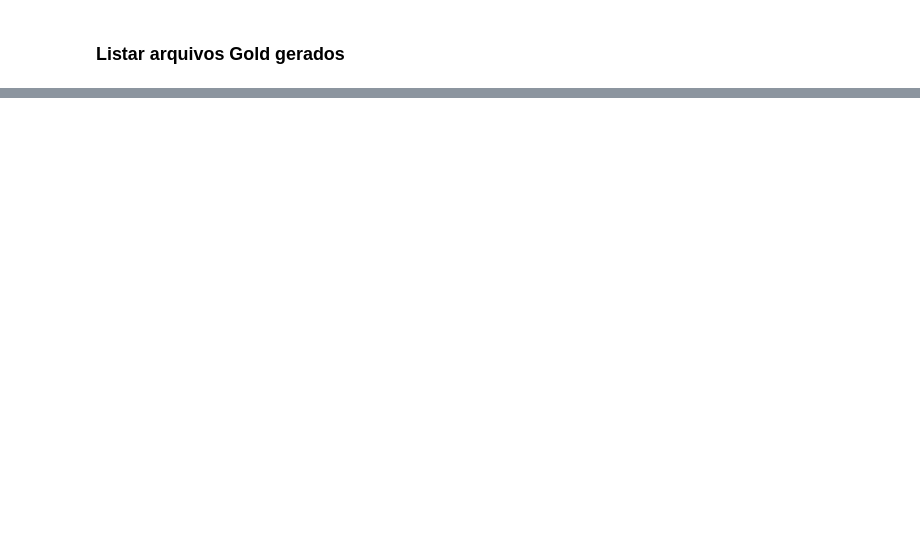
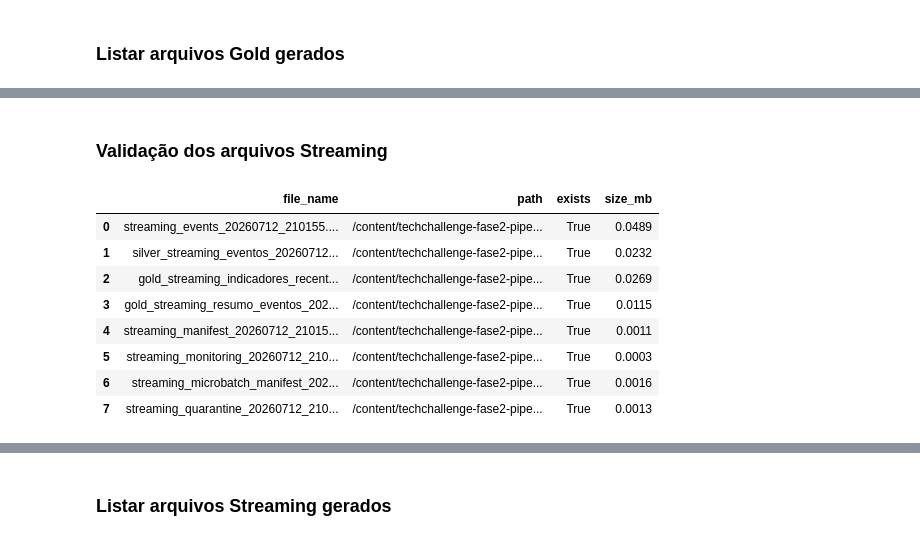
Before and after one commit to acorrea79/techchallenge-fase2-pipeline-alfabetizacao, a Jupyter notebook: notebooks/pipeline_alfabetizacao.ipynb, the cells around one changed output, grey strips where cells are left out. Saved outputs shown, nothing was run; the diff lists cells and outputs as text; code cells hidden in the pictures; blank space fills up the shorter version.

```diff
--- a/notebooks/pipeline_alfabetizacao.ipynb
+++ b/notebooks/pipeline_alfabetizacao.ipynb
@@ -2132,0 +2766,47 @@ write_log(
+# %% [markdown]
+### Validação dos arquivos Streaming
+# %%
+# Validação dos arquivos esperados do Streaming Simulado
+
+expected_streaming_files = [
+    bronze_streaming_file,
+    silver_streaming_file,
+    gold_streaming_eventos_file,
+    gold_streaming_resumo_file,
+    streaming_manifest_file,
+    streaming_monitoring_file,
+    streaming_microbatch_file,
+]
+
+if quarantine_file:
+    expected_streaming_files.append(quarantine_file)
+
+streaming_validation = []
+
+for file_path in expected_streaming_files:
+    streaming_validation.append({
+        "file_name": file_path.name,
+        "path": str(file_path),
+        "exists": file_path.exists(),
+        "size_mb": round(file_path.stat().st_size / 1024 / 1024, 4) if file_path.exists() else 0
+    })
+
+df_streaming_validation = pd.DataFrame(streaming_validation)
+
+display(df_streaming_validation)
+
+if df_streaming_validation["exists"].all():
+    write_log("Validação do Streaming aprovada: todos os arquivos esperados foram gerados.")
+else:
+    missing_streaming = df_streaming_validation[df_streaming_validation["exists"] == False]["file_name"].tolist()
+    write_log(f"Arquivos ausentes no Streaming: {missing_streaming}", level="ERROR")
+# %% [output]
+|  | file_name | path | exists | size_mb |
+| 0 | streaming_events_20260712_210155.... | /content/techchallenge-fase2-pipe... | True | 0.0489 |
+| 1 | silver_streaming_eventos_20260712... | /content/techchallenge-fase2-pipe... | True | 0.0232 |
+| 2 | gold_streaming_indicadores_recent... | /content/techchallenge-fase2-pipe... | True | 0.0269 |
+| 3 | gold_streaming_resumo_eventos_202... | /content/techchallenge-fase2-pipe... | True | 0.0115 |
+| 4 | streaming_manifest_20260712_21015... | /content/techchallenge-fase2-pipe... | True | 0.0011 |
+| 5 | streaming_monitoring_20260712_210... | /content/techchallenge-fase2-pipe... | True | 0.0003 |
+| 6 | streaming_microbatch_manifest_202... | /content/techchallenge-fase2-pipe... | True | 0.0016 |
+| 7 | streaming_quarantine_20260712_210... | /content/techchallenge-fase2-pipe... | True | 0.0013 |
@@ -2132,0 +2814,2 @@ write_log(
+# %% [markdown]
+### Listar arquivos Streaming gerados
```
Also changed, not shown: parts of 62 cells of this notebook.
